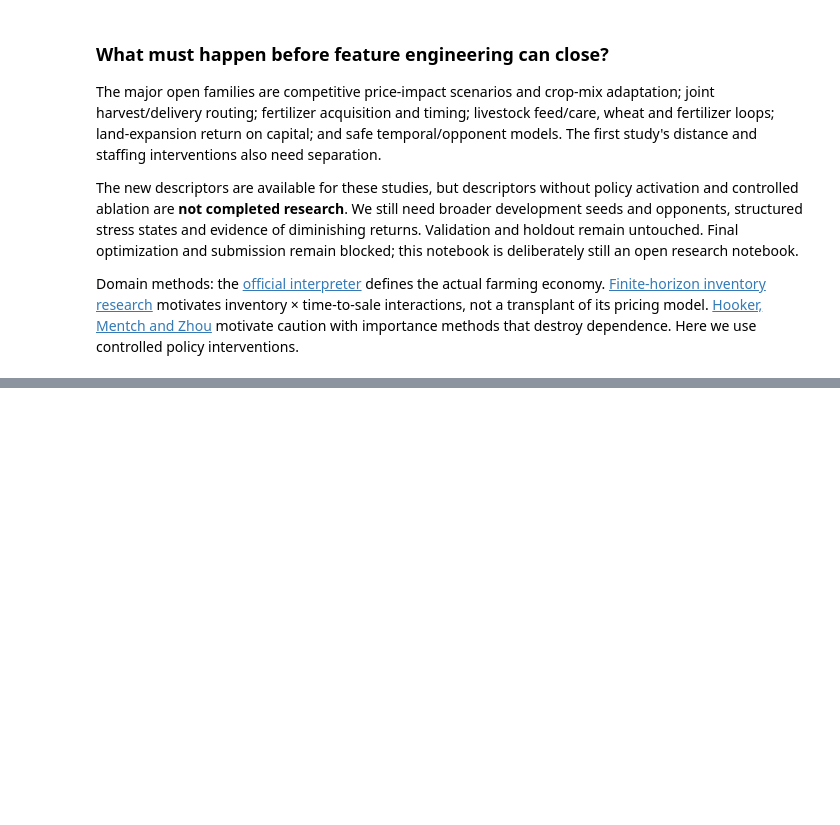
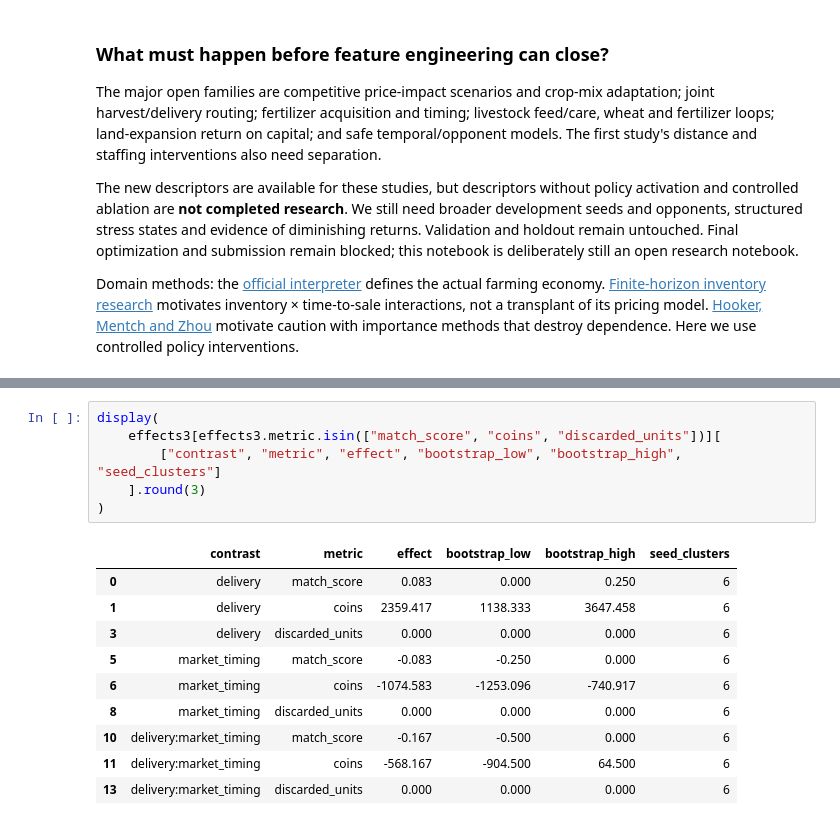
Before and after one commit to alvaromendizabal/kaggriculture, a Jupyter notebook: notebooks/02_feature_research.ipynb, the cells around one changed output, grey strips where cells are left out. Drawn from its saved outputs; the diff is of its cells as text; blank space fills up the shorter version.

```diff
--- a/notebooks/02_feature_research.ipynb
+++ b/notebooks/02_feature_research.ipynb
@@ -528,0 +618,17 @@ importance methods that destroy dependence. Here we use controlled policy interv
+# %%
+display(
+    effects3[effects3.metric.isin(["match_score", "coins", "discarded_units"])][
+        ["contrast", "metric", "effect", "bootstrap_low", "bootstrap_high", "seed_clusters"]
+    ].round(3)
+)
+# %% [output]
+|  | contrast | metric | effect | bootstrap_low | bootstrap_high | seed_clusters |
+| 0 | delivery | match_score | 0.083 | 0.000 | 0.250 | 6 |
+| 1 | delivery | coins | 2359.417 | 1138.333 | 3647.458 | 6 |
+| 3 | delivery | discarded_units | 0.000 | 0.000 | 0.000 | 6 |
+| 5 | market_timing | match_score | -0.083 | -0.250 | 0.000 | 6 |
+| 6 | market_timing | coins | -1074.583 | -1253.096 | -740.917 | 6 |
+| 8 | market_timing | discarded_units | 0.000 | 0.000 | 0.000 | 6 |
+| 10 | delivery:market_timing | match_score | -0.167 | -0.500 | 0.000 | 6 |
+| 11 | delivery:market_timing | coins | -568.167 | -904.500 | 64.500 | 6 |
+| 13 | delivery:market_timing | discarded_units | 0.000 | 0.000 | 0.000 | 6 |
```
Also changed, not shown: parts of 9 cells of this notebook, 31 other files.
